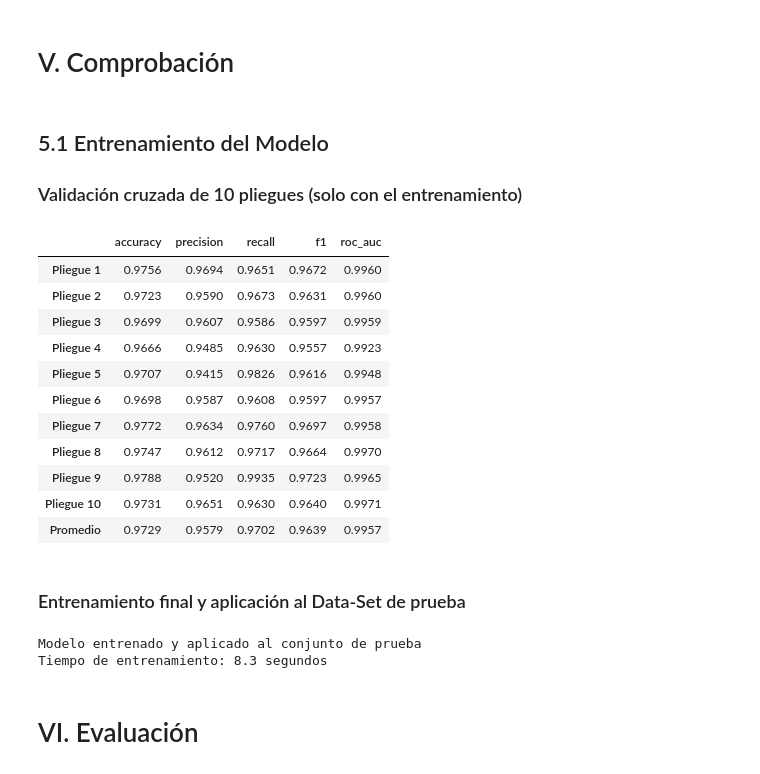
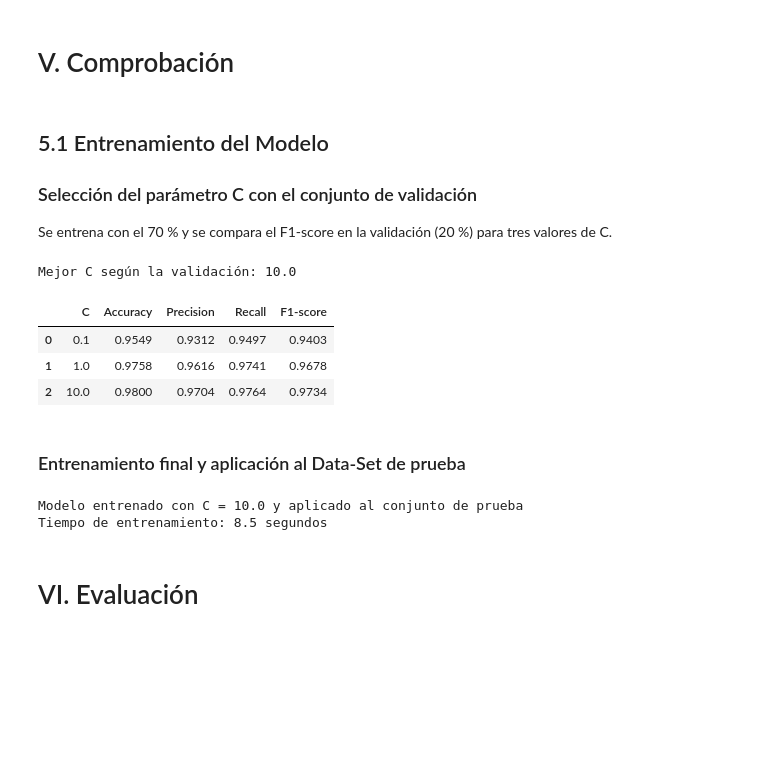
Before and after one commit to ByArk3/phishing-detector-ML, a Jupyter notebook: notebooks/Proyecto_Phishing_Colab.ipynb, the cells around one changed output. Drawn from its saved outputs; the diff is of its cells as text; code cells hidden in the pictures; blank space fills up the shorter version.

```diff
--- a/notebooks/Proyecto_Phishing_Colab.ipynb
+++ b/notebooks/Proyecto_Phishing_Colab.ipynb
@@ -223,11 +225,15 @@ Correos guardados en el ARFF: 17536
 # %%
 X = df[["texto_limpio"] + COLS]
 y = df["label"]
-X_train, X_test, y_train, y_test = train_test_split(X, y, test_size=0.30, stratify=y,
-                                                    random_state=SEMILLA)
-cv = StratifiedKFold(n_splits=10, shuffle=True, random_state=SEMILLA)
 
-print("Entrenamiento:", len(X_train), "correos -", round(y_train.mean() * 100, 1), "% phishing")
-print("Prueba:       ", len(X_test), "correos -", round(y_test.mean() * 100, 1), "% phishing")
-print("Validación cruzada: 10 pliegues de", len(X_train) // 10, "correos aprox.")
+# 70 % entrenamiento y 30 % para repartir entre validación y prueba
+X_train, X_resto, y_train, y_resto = train_test_split(X, y, test_size=0.30, stratify=y,
+                                                      random_state=SEMILLA)
+# del 30 % restante: 2/3 para validación (20 % del total) y 1/3 para prueba (10 % del total)
+X_val, X_test, y_val, y_test = train_test_split(X_resto, y_resto, test_size=1/3, stratify=y_resto,
+                                                random_state=SEMILLA)
+
+total = len(X)
+for nombre, Xp, yp in [("Entrenamiento", X_train, y_train), ("Validación", X_val, y_val), ("Prueba", X_test, y_test)]:
+    print(f"{nombre:14s} {len(Xp):6d} correos ({len(Xp) / total * 100:.0f} %) - {yp.mean() * 100:.1f} % phishing")
 # %% [output]
@@ -240,14 +246,14 @@ Validación cruzada: 10 pliegues de 1227 correos aprox.
 ## 4.1 y 4.2 Modelo de regresión logística
 El pipeline une el TF-IDF del texto, el escalado de las características y el modelo.
 # %%
-def crear_pipeline():
+def crear_pipeline(C=1.0):
     preprocesador = ColumnTransformer([
         ("tfidf", TfidfVectorizer(ngram_range=(1, 2), max_features=5000, min_df=3,
                                   sublinear_tf=True), "texto_limpio"),
         ("estruct", Pipeline([("log", FunctionTransformer(np.log1p)),
                               ("minmax", MinMaxScaler())]), COLS),
     ])
-    modelo = LogisticRegression(C=1.0, max_iter=1000, class_weight="balanced",
+    modelo = LogisticRegression(C=C, max_iter=1000, class_weight="balanced",
                                 random_state=SEMILLA)
     return Pipeline([("preprocesador", preprocesador), ("modelo", modelo)])
 
@@ -260,46 +266,42 @@ def clasificar_correo(texto, pipeline):
 # V. Comprobación
 # %% [markdown]
 ## 5.1 Entrenamiento del Modelo
-### Validación cruzada de 10 pliegues (solo con el entrenamiento)
+### Selección del parámetro C con el conjunto de validación
+Se entrena con el 70 % y se compara el F1-score en la validación (20 %) para tres valores de C.
 # %%
-metricas = ["accuracy", "precision", "recall", "f1", "roc_auc"]
-r = cross_validate(crear_pipeline(), X_train, y_train, cv=cv, scoring=metricas)
+filas = []
+for C in [0.1, 1.0, 10.0]:
+    m = crear_pipeline(C).fit(X_train, y_train)
+    pv = m.predict(X_val)
+    filas.append({"C": C, "Accuracy": accuracy_score(y_val, pv), "Precision": precision_score(y_val, pv),
+                  "Recall": recall_score(y_val, pv), "F1-score": f1_score(y_val, pv)})
 
-tabla_cv = pd.DataFrame({m: r["test_" + m] for m in metricas})
-tabla_cv.index = [f"Pliegue {i}" for i in range(1, 11)]
-tabla_cv.loc["Promedio"] = tabla_cv.mean()
-tabla_cv.round(4)
+tabla_val = pd.DataFrame(filas)
+mejor_C = float(tabla_val.loc[tabla_val["F1-score"].idxmax(), "C"])
+print("Mejor C según la validación:", mejor_C)
+tabla_val.round(4)
 # %% [output]
+Mejor C según la validación: 10.0
-|  | accuracy | precision | recall | f1 | roc_auc |
-| Pliegue 1 | 0.9756 | 0.9694 | 0.9651 | 0.9672 | 0.9960 |
-| Pliegue 2 | 0.9723 | 0.9590 | 0.9673 | 0.9631 | 0.9960 |
-| Pliegue 3 | 0.9699 | 0.9607 | 0.9586 | 0.9597 | 0.9959 |
-| Pliegue 4 | 0.9666 | 0.9485 | 0.9630 | 0.9557 | 0.9923 |
-| Pliegue 5 | 0.9707 | 0.9415 | 0.9826 | 0.9616 | 0.9948 |
-| Pliegue 6 | 0.9698 | 0.9587 | 0.9608 | 0.9597 | 0.9957 |
-| Pliegue 7 | 0.9772 | 0.9634 | 0.9760 | 0.9697 | 0.9958 |
-| Pliegue 8 | 0.9747 | 0.9612 | 0.9717 | 0.9664 | 0.9970 |
-| Pliegue 9 | 0.9788 | 0.9520 | 0.9935 | 0.9723 | 0.9965 |
-| Pliegue 10 | 0.9731 | 0.9651 | 0.9630 | 0.9640 | 0.9971 |
-| Promedio | 0.9729 | 0.9579 | 0.9702 | 0.9639 | 0.9957 |
+|  | C | Accuracy | Precision | Recall | F1-score |
+| 0 | 0.1 | 0.9549 | 0.9312 | 0.9497 | 0.9403 |
+| 1 | 1.0 | 0.9758 | 0.9616 | 0.9741 | 0.9678 |
+| 2 | 10.0 | 0.9800 | 0.9704 | 0.9764 | 0.9734 |
 # %% [markdown]
 ### Entrenamiento final y aplicación al Data-Set de prueba
 # %%
-import time
-
 inicio = time.time()
-modelo = crear_pipeline().fit(X_train, y_train)    # se entrena con los 12 275 correos
+modelo = crear_pipeline(mejor_C).fit(X_train, y_train)   # se entrena con el 70 % y el mejor C
 t_entrenamiento = time.time() - inicio
 
 inicio = time.time()
-pred = modelo.predict(X_test)                      # se aplica a los 5 261 correos de prueba
+pred = modelo.predict(X_test)                          # se aplica una sola vez al 10 % de prueba
 t_prueba = time.time() - inicio
 
-print("Modelo entrenado y aplicado al conjunto de prueba")
+print("Modelo entrenado con C =", mejor_C, "y aplicado al conjunto de prueba")
 print(f"Tiempo de entrenamiento: {t_entrenamiento:.1f} segundos")
 # %% [output]
-Modelo entrenado y aplicado al conjunto de prueba
-Tiempo de entrenamiento: 8.3 segundos
+Modelo entrenado con C = 10.0 y aplicado al conjunto de prueba
+Tiempo de entrenamiento: 8.5 segundos
 # %% [markdown]
 # VI. Evaluación
 # %% [markdown]
```
Also changed, not shown: parts of 13 cells of this notebook, 7 other files.
